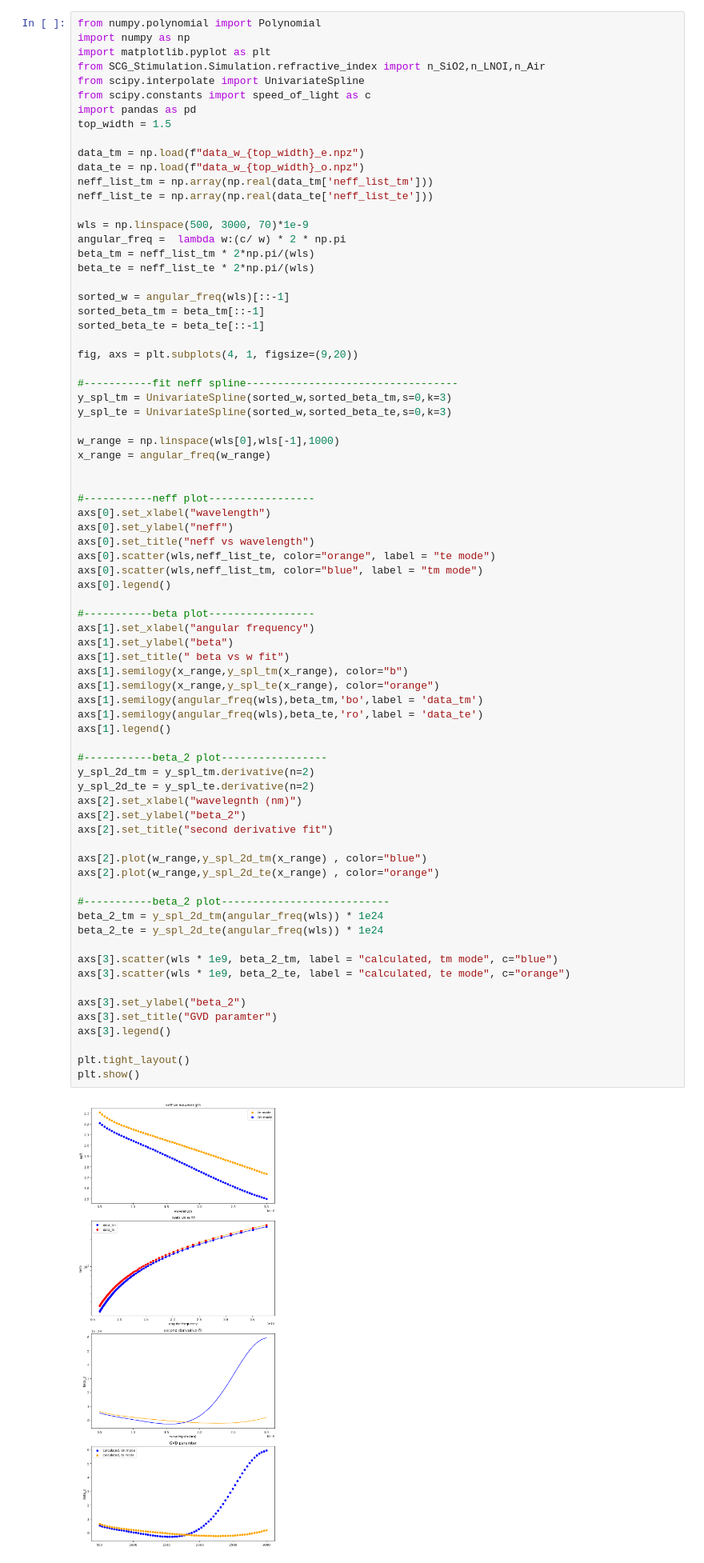
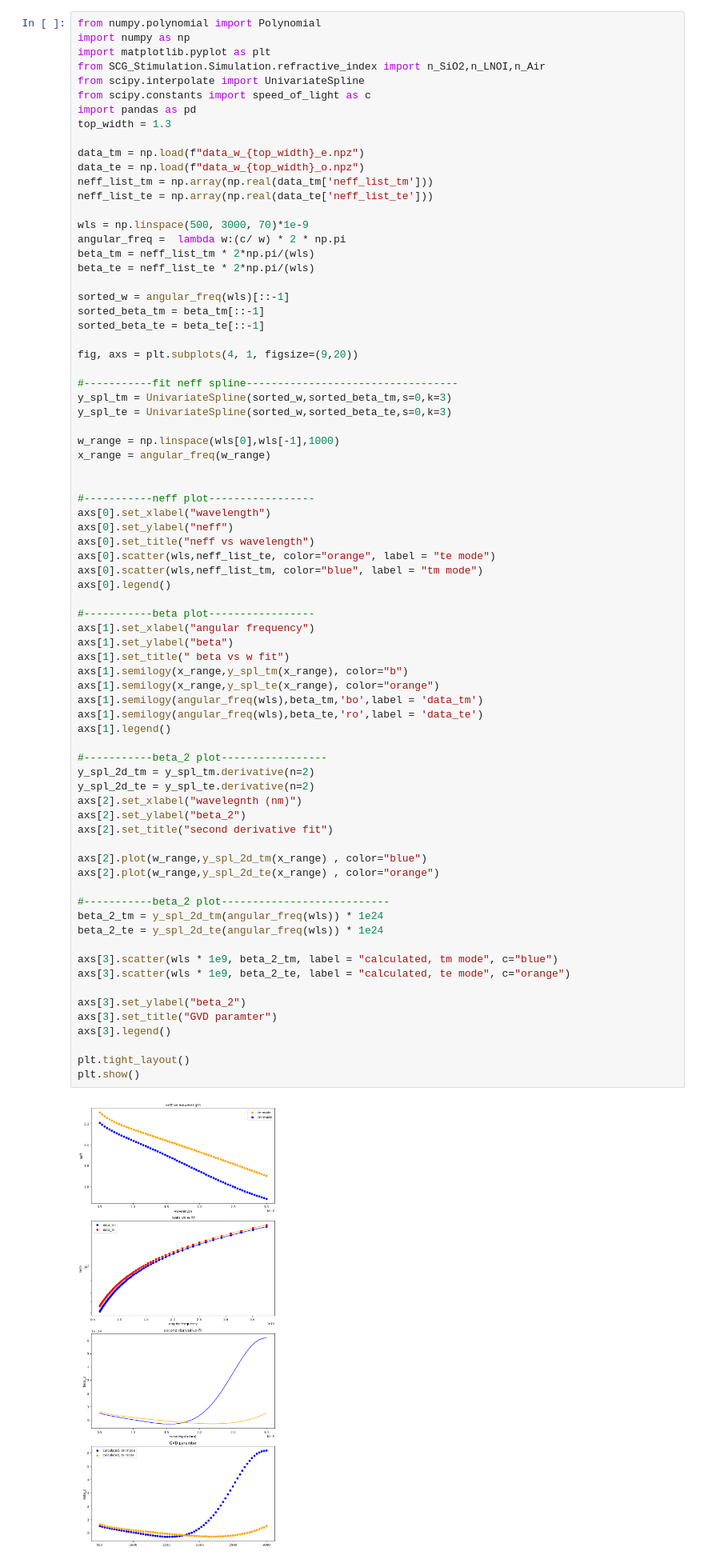
Before and after one commit to elizaleung830/SC-generation-stimulation, a Jupyter notebook: SCG_Stimulation/Simulation/1.3um/GVD.ipynb, the cells around one changed output. Shown at 80% size. Cells and saved outputs as stored; diff of their text form.

```diff
--- a/SCG_Stimulation/Simulation/1.3um/GVD.ipynb
+++ b/SCG_Stimulation/Simulation/1.3um/GVD.ipynb
@@ -149,7 +144,7 @@ from SCG_Stimulation.Simulation.refractive_index import n_SiO2,n_LNOI,n_Air
 from scipy.interpolate import UnivariateSpline
 from scipy.constants import speed_of_light as c
 import pandas as pd
-top_width = 1.5
+top_width = 1.3
 
 data_tm = np.load(f"data_w_{top_width}_e.npz")
 data_te = np.load(f"data_w_{top_width}_o.npz")
@@ -190,31 +185,31 @@ axs[1].set_title(" beta vs w fit")
 axs[1].semilogy(x_range,y_spl_tm(x_range), color="b")
 axs[1].semilogy(x_range,y_spl_te(x_range), color="orange")
 axs[1].semilogy(angular_freq(wls),beta_tm,'bo',label = 'data_tm')
 axs[1].semilogy(angular_freq(wls),beta_te,'ro',label = 'data_te')
 axs[1].legend()
 
 #-----------beta_2 plot-----------------
 y_spl_2d_tm = y_spl_tm.derivative(n=2)
 y_spl_2d_te = y_spl_te.derivative(n=2)
 axs[2].set_xlabel("wavelegnth (nm)")
 axs[2].set_ylabel("beta_2")
 axs[2].set_title("second derivative fit")
 
 axs[2].plot(w_range,y_spl_2d_tm(x_range) , color="blue")
 axs[2].plot(w_range,y_spl_2d_te(x_range) , color="orange")
 
 #-----------beta_2 plot---------------------------
 beta_2_tm = y_spl_2d_tm(angular_freq(wls)) * 1e24
 beta_2_te = y_spl_2d_te(angular_freq(wls)) * 1e24
 
 axs[3].scatter(wls * 1e9, beta_2_tm, label = "calculated, tm mode", c="blue")
 axs[3].scatter(wls * 1e9, beta_2_te, label = "calculated, te mode", c="orange")
 
 axs[3].set_ylabel("beta_2")
 axs[3].set_title("GVD paramter")
 axs[3].legend()
 
 plt.tight_layout()
 plt.show()
 # %% [output]
-[figure, old version]
+[figure, new version]
```
Also changed, not shown: parts of 1 cell of this notebook, 26 other files.
